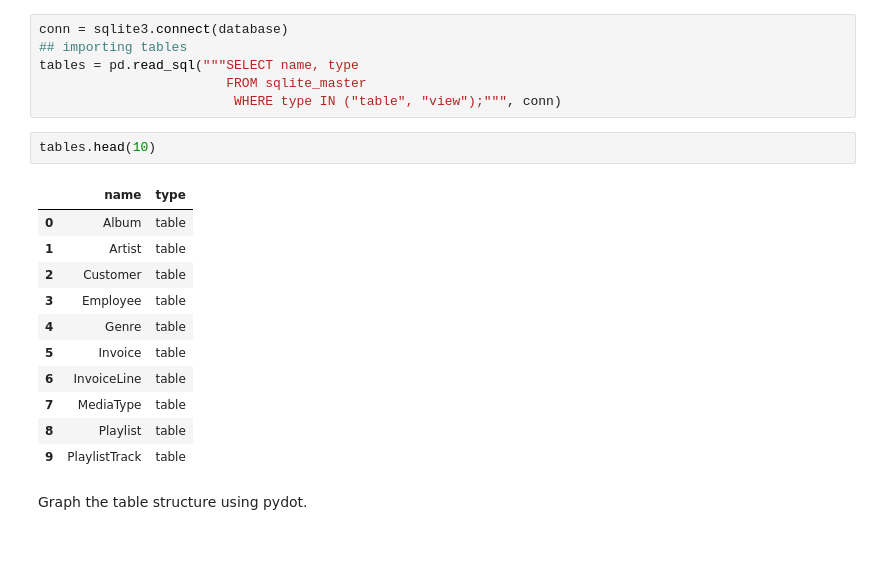
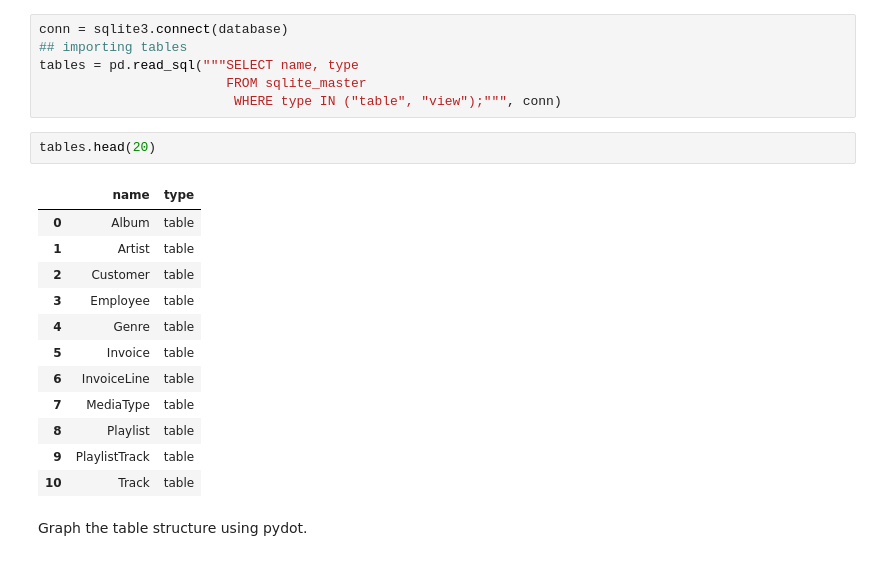
Before and after one commit to curtpond/llm-apps, a Jupyter notebook: structured-data/structured-data.ipynb, the cells around one changed output. Drawn from its saved outputs; the diff is of its cells as text.

```diff
--- a/structured-data/structured-data.ipynb
+++ b/structured-data/structured-data.ipynb
@@ -40,19 +40,20 @@ tables = pd.read_sql("""SELECT name, type
                         FROM sqlite_master
                          WHERE type IN ("table", "view");""", conn)
 # %%
-tables.head(10)
+tables.head(20)
 # %% [output]
 |  | name | type |
 | 0 | Album | table |
 | 1 | Artist | table |
 | 2 | Customer | table |
 | 3 | Employee | table |
 | 4 | Genre | table |
 | 5 | Invoice | table |
 | 6 | InvoiceLine | table |
 | 7 | MediaType | table |
 | 8 | Playlist | table |
 | 9 | PlaylistTrack | table |
+| 10 | Track | table |
 # %% [markdown]
 Graph the table structure using pydot.
 # %%
```
Also changed, not shown: parts of 6 cells of this notebook.
